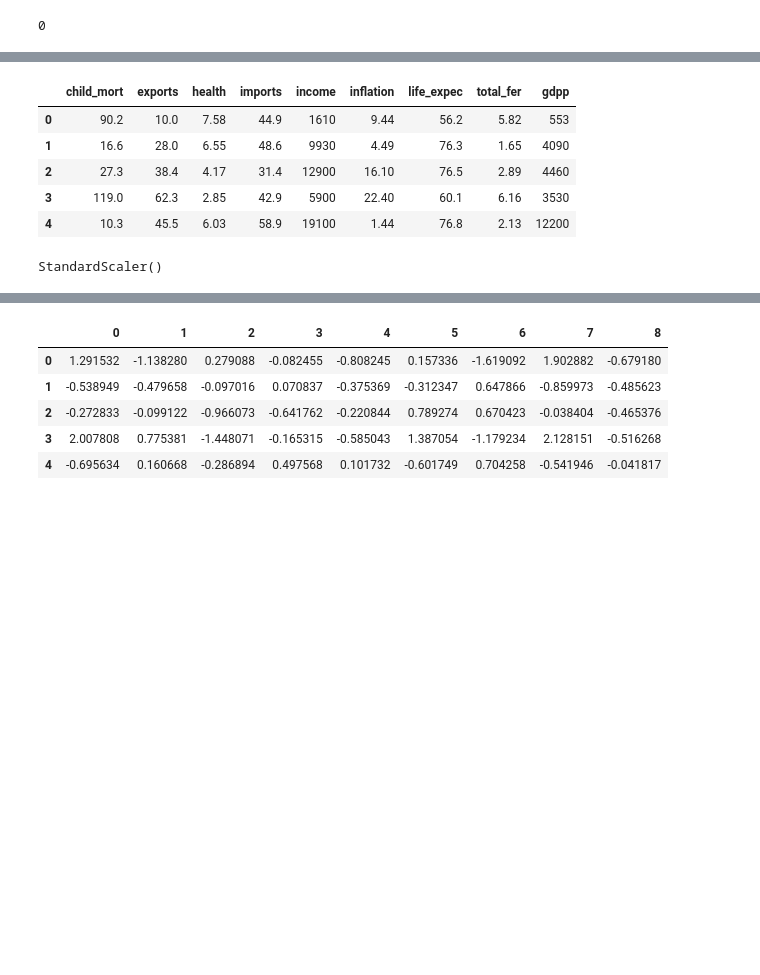
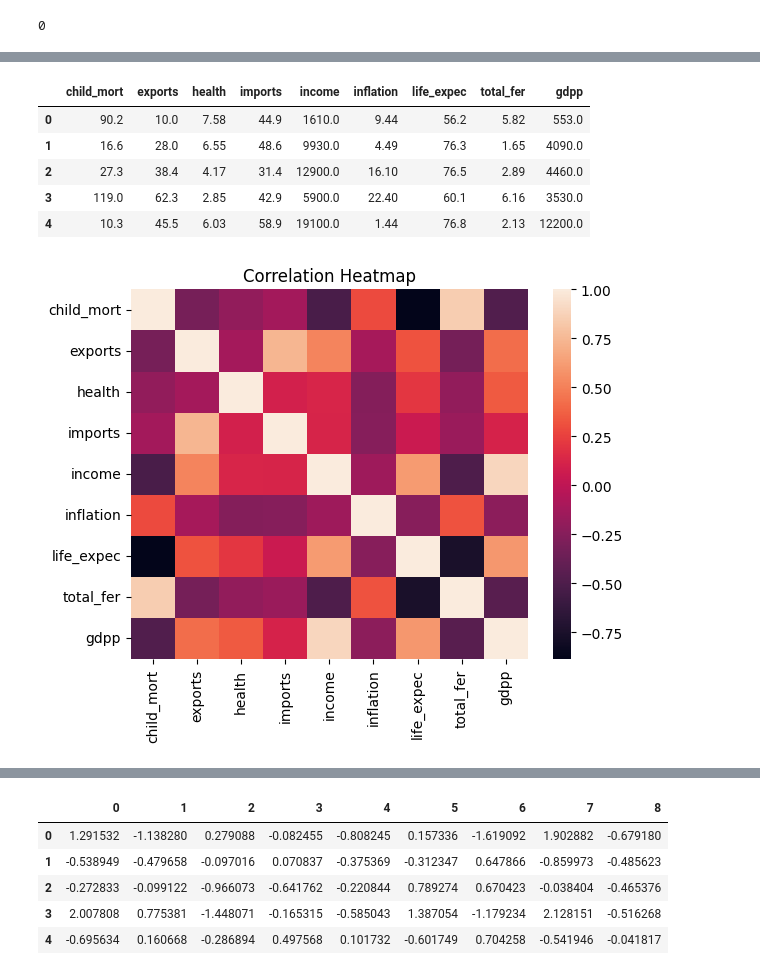
Before and after one commit to gdsai4903/COMP3705-Unsupervised-Machine-Learning, a Jupyter notebook: Assignment 1/Assignment 1.ipynb, the cells around one changed output, grey strips where cells are left out. Drawn from its saved outputs; the diff is of its cells as text; code cells hidden in the pictures; blank space fills up the shorter version.

```diff
--- a/Assignment 1/Assignment 1.ipynb
+++ b/Assignment 1/Assignment 1.ipynb
@@ -82,0 +111,4 @@ df = df.drop(['country'], axis=1)
+# %%
+# convert datatype on income column form int64 to float 64
+df['income'] = df['income'].astype('float64')
+df['gdpp'] = df['gdpp'].astype('float64')
@@ -84,8 +141,8 @@ df = df.drop(['country'], axis=1)
 df.head()
 # %% [output]
 |  | child_mort | exports | health | imports | income | inflation | life_expec | total_fer | gdpp |
-| 0 | 90.2 | 10.0 | 7.58 | 44.9 | 1610 | 9.44 | 56.2 | 5.82 | 553 |
-| 1 | 16.6 | 28.0 | 6.55 | 48.6 | 9930 | 4.49 | 76.3 | 1.65 | 4090 |
-| 2 | 27.3 | 38.4 | 4.17 | 31.4 | 12900 | 16.10 | 76.5 | 2.89 | 4460 |
-| 3 | 119.0 | 62.3 | 2.85 | 42.9 | 5900 | 22.40 | 60.1 | 6.16 | 3530 |
-| 4 | 10.3 | 45.5 | 6.03 | 58.9 | 19100 | 1.44 | 76.8 | 2.13 | 12200 |
+| 0 | 90.2 | 10.0 | 7.58 | 44.9 | 1610.0 | 9.44 | 56.2 | 5.82 | 553.0 |
+| 1 | 16.6 | 28.0 | 6.55 | 48.6 | 9930.0 | 4.49 | 76.3 | 1.65 | 4090.0 |
+| 2 | 27.3 | 38.4 | 4.17 | 31.4 | 12900.0 | 16.10 | 76.5 | 2.89 | 4460.0 |
+| 3 | 119.0 | 62.3 | 2.85 | 42.9 | 5900.0 | 22.40 | 60.1 | 6.16 | 3530.0 |
+| 4 | 10.3 | 45.5 | 6.03 | 58.9 | 19100.0 | 1.44 | 76.8 | 2.13 | 12200.0 |
@@ -94,4 +148,0 @@ scaler = StandardScaler()
-# %%
-scaler.fit(df)
-# %% [output]
-StandardScaler()
@@ -99,0 +149,9 @@ df_scaled = pd.DataFrame(scaler.transform(df))
+# %%
+# Creating correlation heatmap using seaborn.
+correlation = df.corr()
+
+sns.heatmap(correlation)
+plt.title("Correlation Heatmap")
+plt.show()
+# %% [output]
+[figure, added]
```
Also changed, not shown: parts of 36 cells of this notebook, 5 other files.
